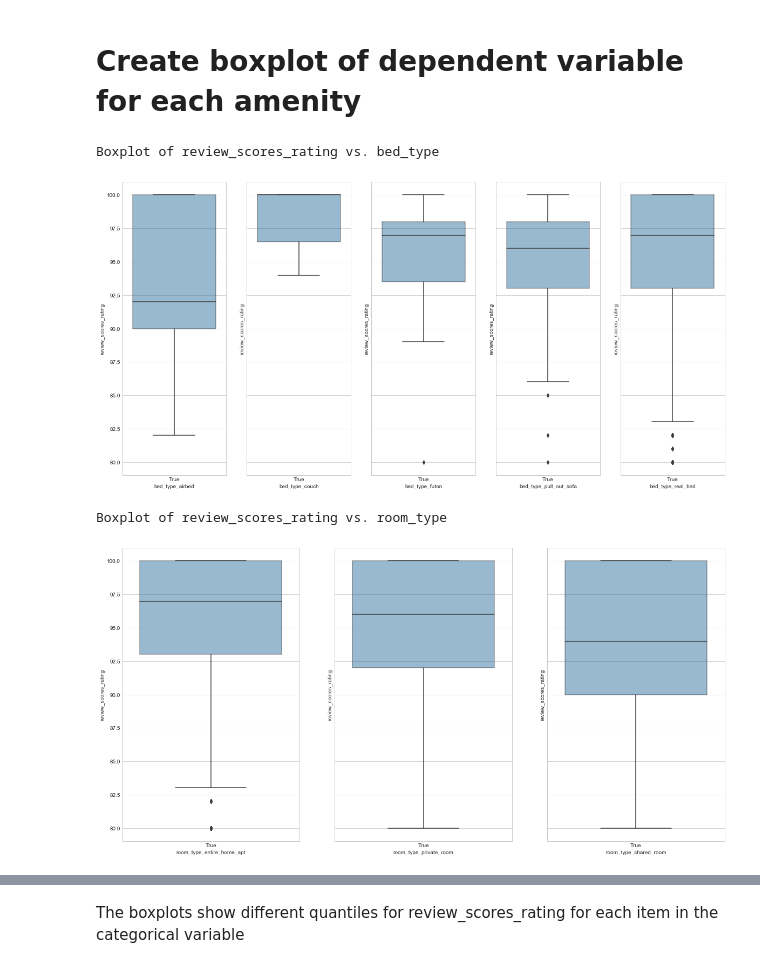
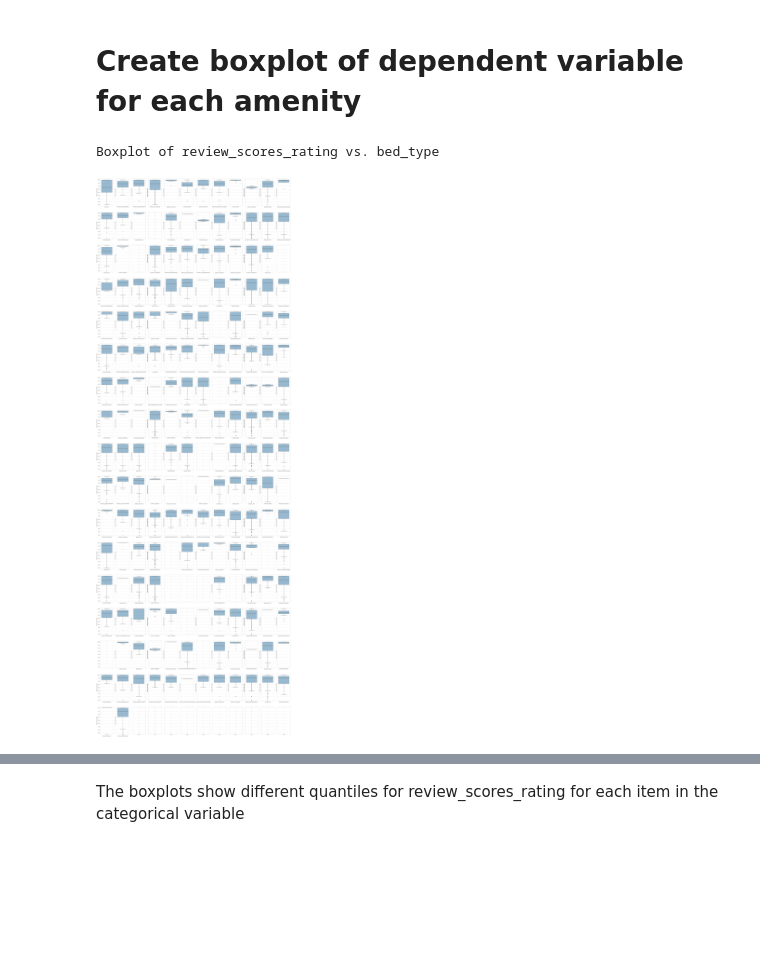
Before and after one commit to jhabib/w210, a Jupyter notebook: process_amenities_data_clean.ipynb, the cells around one changed output, grey strips where cells are left out. Cells and saved outputs as stored; diff of their text form; code cells hidden in the pictures; blank space fills up the shorter version.

Commit message:
created EDA and processing script for Amenities

```diff
--- a/process_amenities_data_clean.ipynb
+++ b/process_amenities_data_clean.ipynb
@@ -66,7 +66,3 @@ Index([u'id', u'bed_type_airbed', u'bed_type_couch', u'bed_type_futon',
-# %%
-for c in data.columns:
-    if 'amenity' in c:
-        print c
 # %% [markdown]
 # Histogram of each dependent variable
 Quite useless for Categorical data
@@ -101,34 +97,20 @@ import seaborn as sns
 # bed, room, neighbourhood, property, cancellation, host_response
 sns.set_style('whitegrid')
 
-bed = []
-room = []
-neighbourhood = []
-prop = []
-cancellation = []
-host_response = []
+amenities = []
+
 for c in data.columns:
-    if 'bed_type_' in c:
-        bed.append(c)
-    elif 'room_type_' in c:
-        room.append(c)
-    elif 'neighbourhood_cleansed_' in c:
-        neighbourhood.append(c)
-    elif 'property_type_' in c:
-        prop.append(c)
-    elif 'cancellation_' in c:
-        cancellation.append(c)
-    elif 'host_response_' in c:
-        host_response.append(c)
+    if 'amenities_' in c:
+        amenities.append(c)
 
 
 def create_boxplot(df, columns, dep_cutoff=0.):
     n = len(columns)
-    fig, axes = plt.subplots(1, n,
+    fig, axes = plt.subplots(nrows=17, ncols=n//16,
                              sharex=True,
                              sharey=True,
                              squeeze=True,
-                             figsize=(20, 10))
+                             figsize=(40, 120))
     axes = axes.flatten()
     for ax, c in zip(axes, columns):
         subset = data.loc[data[c] == True]
@@ -141,13 +123,7 @@ def create_boxplot(df, columns, dep_cutoff=0.):
                        boxprops=dict(alpha=0.5))
 # %%
 print 'Boxplot of %s vs. %s' % ('review_scores_rating', 'bed_type')
-create_boxplot(data, bed, 80)
+create_boxplot(data, amenities, 80)
 # %% [output]
 Boxplot of review_scores_rating vs. bed_type
-[figure, old version]
+[figure, new version]
-# %%
-print 'Boxplot of %s vs. %s' % ('review_scores_rating', 'room_type')
-create_boxplot(data, room, 80)
-# %% [output]
-Boxplot of review_scores_rating vs. room_type
-[figure, removed]
```
Also changed, not shown: parts of 26 cells of this notebook.
